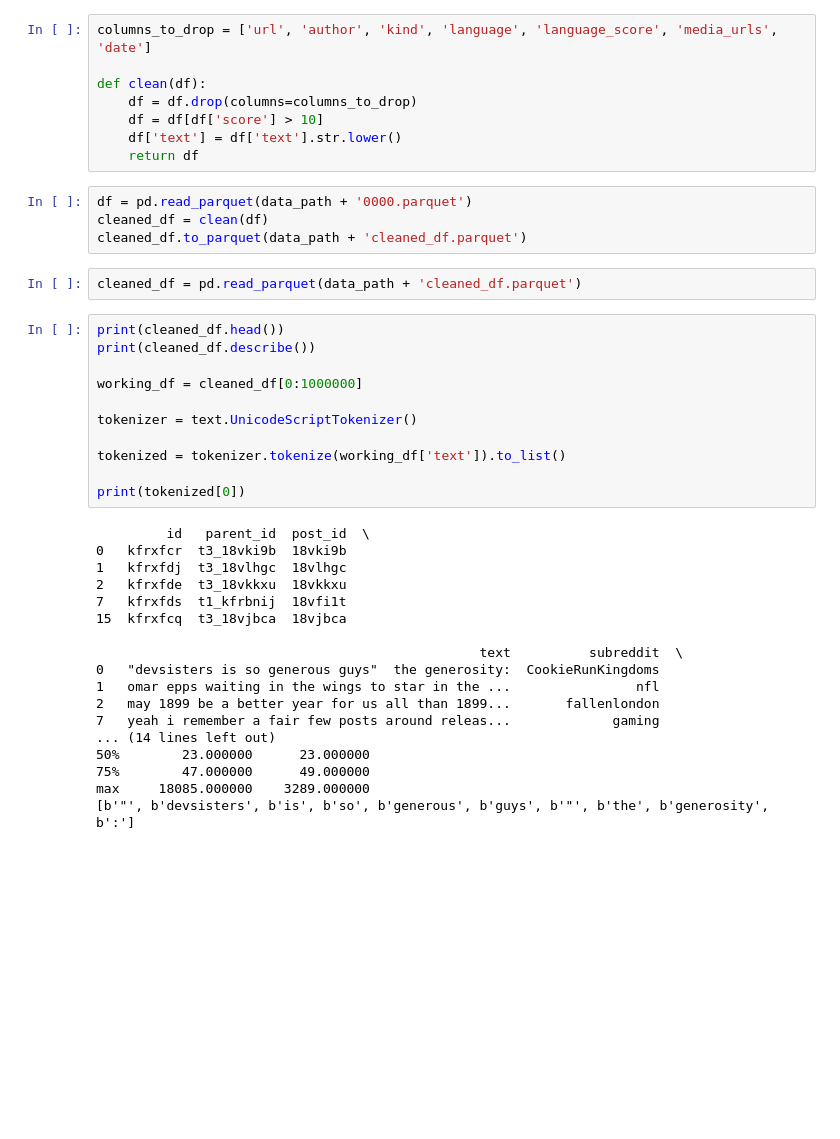
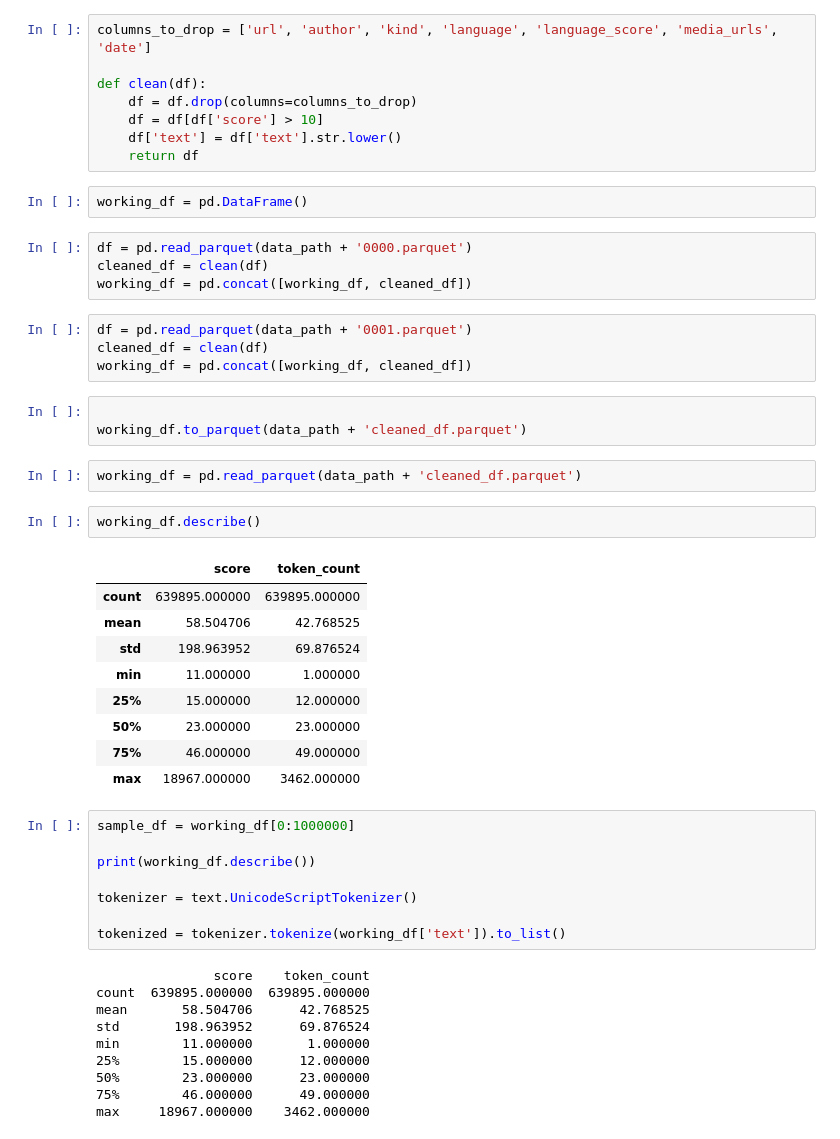
Before and after one commit to NehemiahSkan/CSE_151A_GP, a Jupyter notebook: DataCleaning/LocalPartialExploration.ipynb, the cells around one changed output. Cells and saved outputs as stored; diff of their text form; blank space fills up the shorter version.

```diff
--- a/DataCleaning/LocalPartialExploration.ipynb
+++ b/DataCleaning/LocalPartialExploration.ipynb
@@ -27,41 +27,51 @@ def clean(df):
     df = df[df['score'] > 10]
     df['text'] = df['text'].str.lower()
     return df
+# %%
+working_df = pd.DataFrame()
 # %%
 df = pd.read_parquet(data_path + '0000.parquet')
 cleaned_df = clean(df)
-cleaned_df.to_parquet(data_path + 'cleaned_df.parquet')
+working_df = pd.concat([working_df, cleaned_df])
+# %%
+df = pd.read_parquet(data_path + '0001.parquet')
+cleaned_df = clean(df)
+working_df = pd.concat([working_df, cleaned_df])
+# %%
+
+working_df.to_parquet(data_path + 'cleaned_df.parquet')
 # %%
-cleaned_df = pd.read_parquet(data_path + 'cleaned_df.parquet')
+working_df = pd.read_parquet(data_path + 'cleaned_df.parquet')
+# %%
+working_df.describe()
+# %% [output]
+|  | score | token_count |
+| count | 639895.000000 | 639895.000000 |
+| mean | 58.504706 | 42.768525 |
+| std | 198.963952 | 69.876524 |
+| min | 11.000000 | 1.000000 |
+| 25% | 15.000000 | 12.000000 |
+| 50% | 23.000000 | 23.000000 |
+| 75% | 46.000000 | 49.000000 |
+| max | 18967.000000 | 3462.000000 |
 # %%
-print(cleaned_df.head())
-print(cleaned_df.describe())
+sample_df = working_df[0:1000000]
 
-working_df = cleaned_df[0:1000000]
+print(working_df.describe())
 
 tokenizer = text.UnicodeScriptTokenizer()
 
 tokenized = tokenizer.tokenize(working_df['text']).to_list()
-
-print(tokenized[0])
 # %% [output]
-         id   parent_id  post_id  \
-0   kfrxfcr  t3_18vki9b  18vki9b
-1   kfrxfdj  t3_18vlhgc  18vlhgc
-2   kfrxfde  t3_18vkkxu  18vkkxu
-7   kfrxfds  t1_kfrbnij  18vfi1t
-15  kfrxfcq  t3_18vjbca  18vjbca
-
-                                                 text          subreddit  \
-0   "devsisters is so generous guys"  the generosity:  CookieRunKingdoms
-1   omar epps waiting in the wings to star in the ...                nfl
-2   may 1899 be a better year for us all than 1899...       fallenlondon
-7   yeah i remember a fair few posts around releas...             gaming
-... (14 lines left out)
+               score    token_count
+count  639895.000000  639895.000000
+mean       58.504706      42.768525
+std       198.963952      69.876524
+min        11.000000       1.000000
+25%        15.000000      12.000000
 50%        23.000000      23.000000
-75%        47.000000      49.000000
-max     18085.000000    3289.000000
-[b'"', b'devsisters', b'is', b'so', b'generous', b'guys', b'"', b'the', b'generosity', b':']
+75%        46.000000      49.000000
+max     18967.000000    3462.000000
 # %%
 counts = defaultdict(int)
 
```
Also changed, not shown: parts of 2 cells of this notebook, 1 other file.
